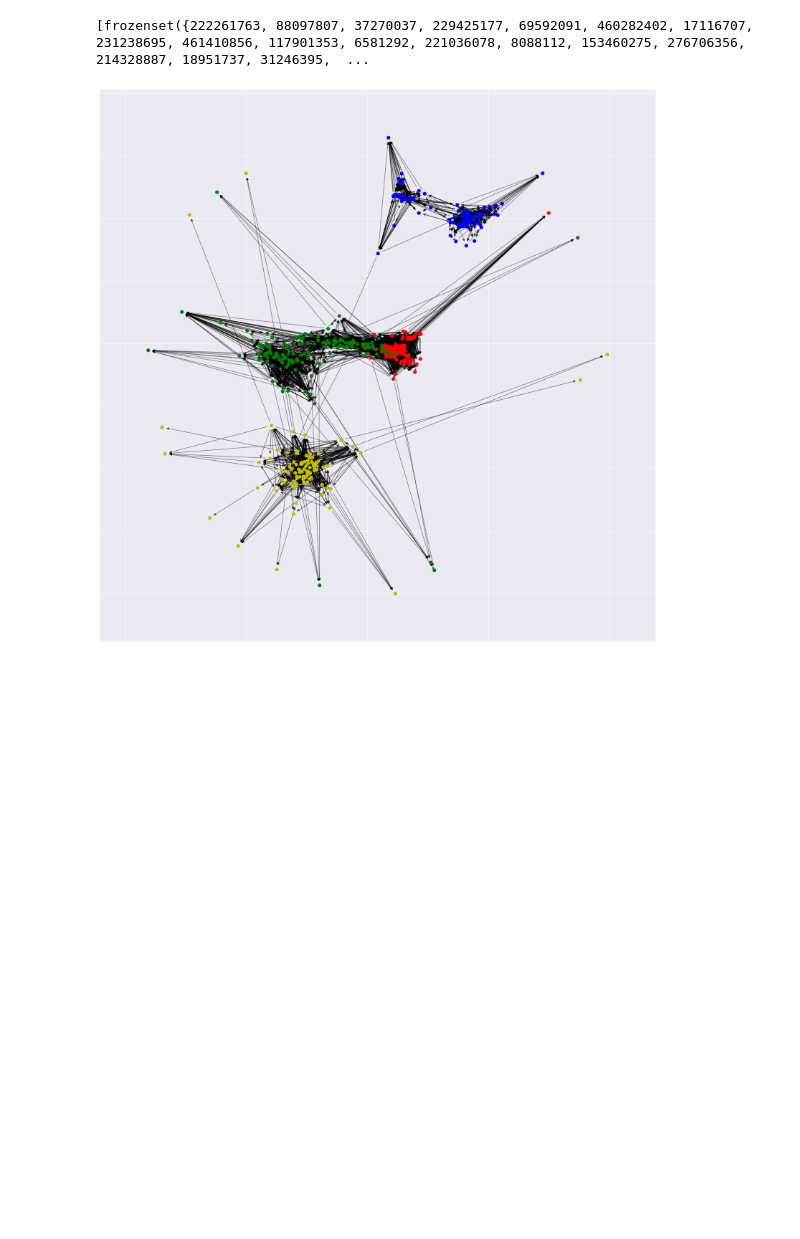
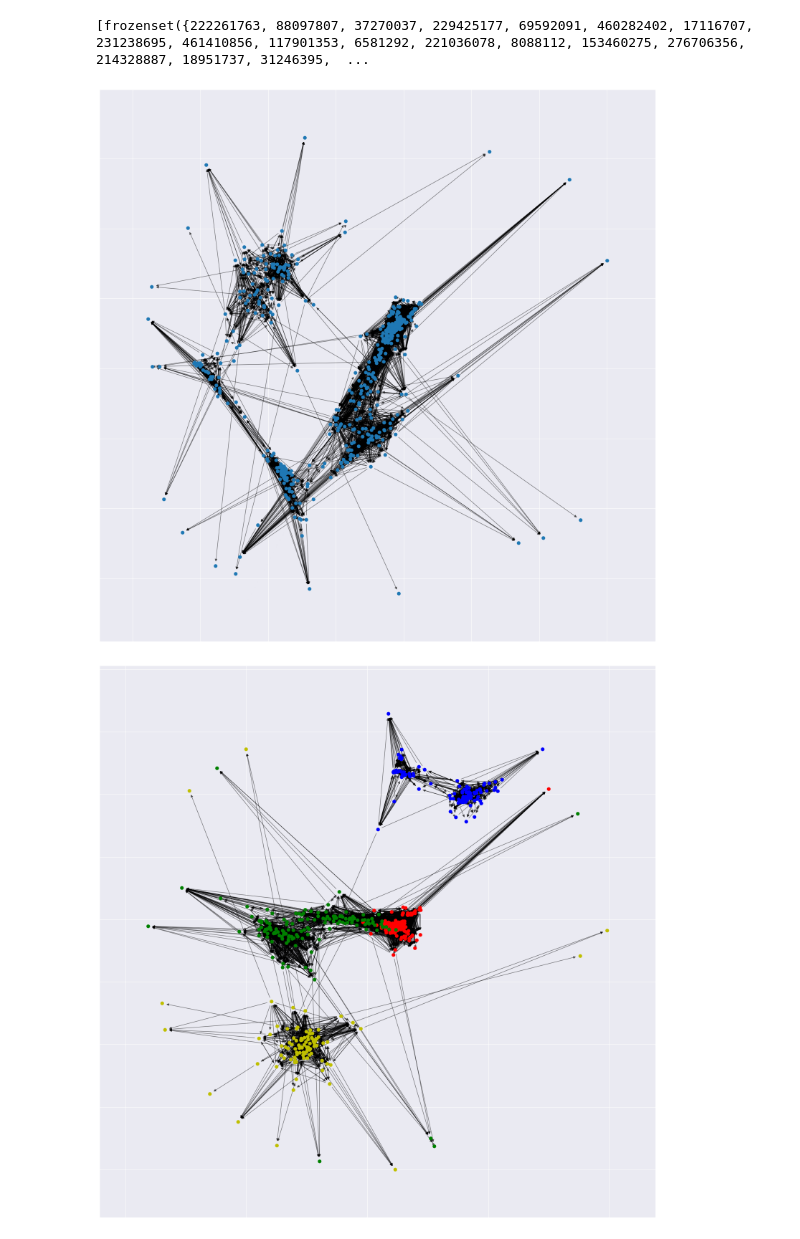
Before and after one commit to benymaxparsa/SNAP-Twitter-Data-Mining, a Jupyter notebook: Codes.ipynb, the cells around one changed output. Cells and saved outputs as stored; diff of their text form; code cells hidden in the pictures; blank space fills up the shorter version.

Commit message:
Added raw plot of 500nodes network

```diff
--- a/Codes.ipynb
+++ b/Codes.ipynb
@@ -262,6 +262,15 @@ Number of communities: 4
 print(communities)
 # %% [output]
 [frozenset({222261763, 88097807, 37270037, 229425177, 69592091, 460282402, 17116707, 231238695, 461410856, 117901353, 6581292, 221036078, 8088112, 153460275, 276706356, 214328887, 18951737, 31246395,  ...
+# %%
+# plot the subgraph itself
+plt.figure(figsize=(20, 20))
+pos = nx.spring_layout(subgraph)
+nx.draw_networkx_nodes(subgraph, pos, node_size=40)
+nx.draw_networkx_edges(subgraph, pos, alpha=0.5)
+plt.show()
+# %% [output]
+[figure, added]
 # %%
 # draw communities
 plt.figure(figsize=(20, 20))
```
Also changed, not shown: 2 other files.
